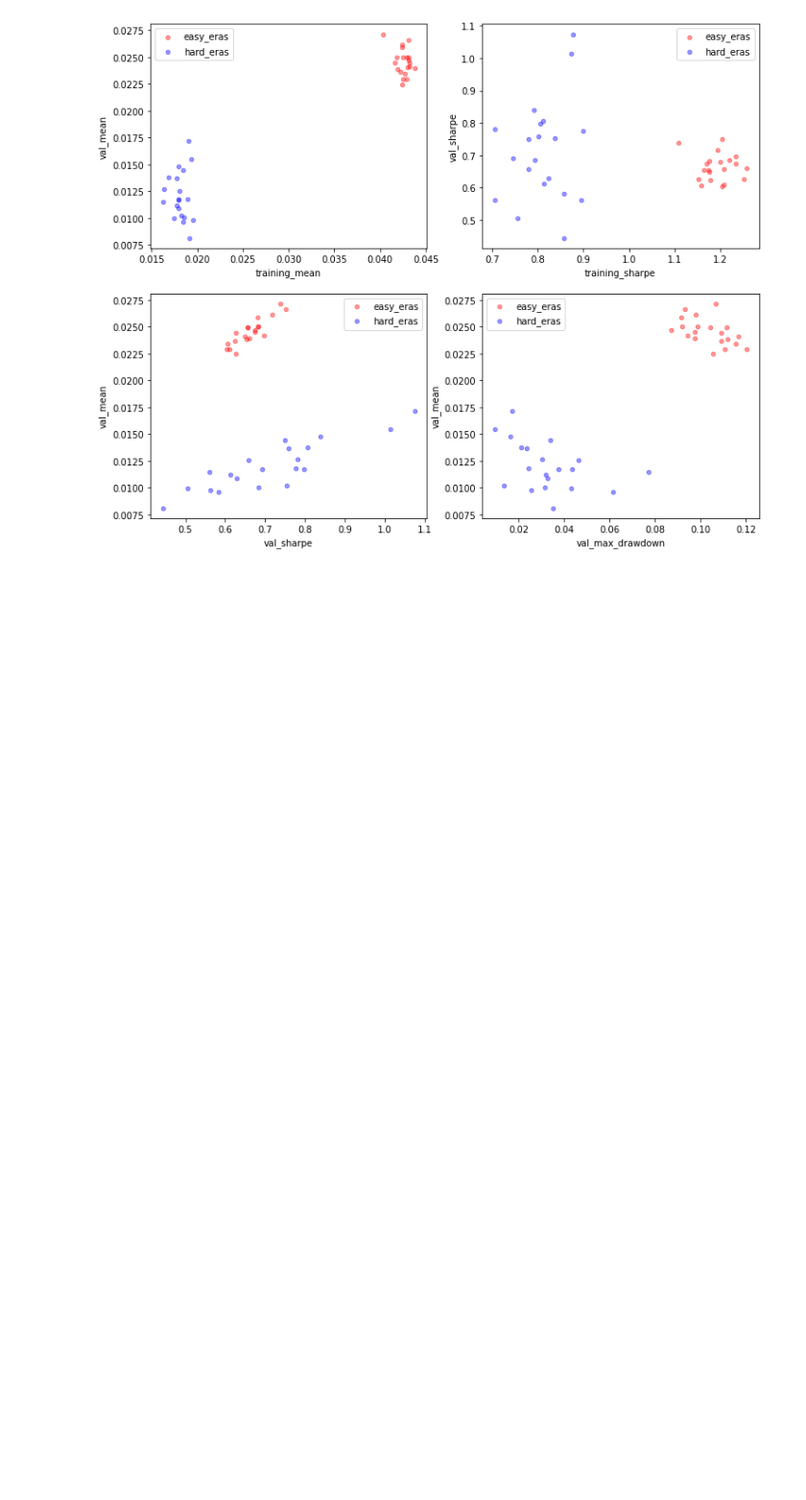
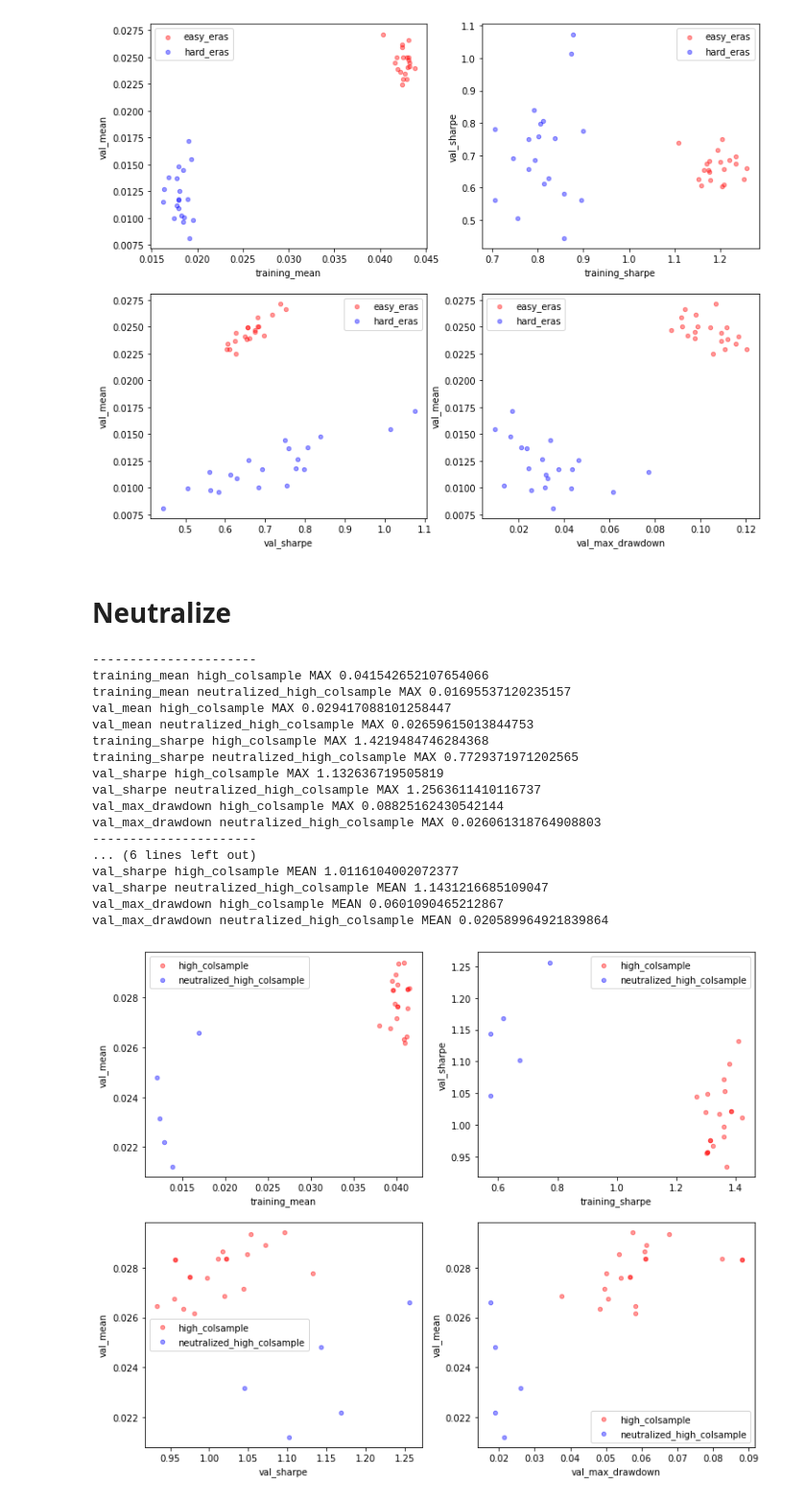
Before and after one commit to pplonski/numerai_metric_research, a Jupyter notebook: Risk_Metric_Research_v2.ipynb, the cells around one changed output. Shown: that part at 96% size. Drawn from its saved outputs; the diff is of its cells as text; code cells hidden in the pictures; blank space fills up the shorter version.

```diff
--- a/Risk_Metric_Research_v2.ipynb
+++ b/Risk_Metric_Research_v2.ipynb
@@ -352,8 +313,9 @@ for i in range(EXPT_SIZE):
         "experiment": "easy_eras",
         "training_preds": training_preds,
         "validation_preds": validation_preds,
+        "colsample_bytree": colsample_bytree
     }]
-    pickle.dump(predictions, open("backup_v2.pickle", "bw"))
+    pickle.dump(predictions, open("backup_v3.pickle", "bw"))
 # %% [output]
 easy_eras_0, max_depth=5, learning_rate=0.1, n_estimators=250, colsample_bytree=0.35702862470160046, eras count=60, features count=310
 easy_eras_1, max_depth=5, learning_rate=0.1, n_estimators=250, colsample_bytree=0.5014761949811667, eras count=60, features count=310
@@ -396,8 +358,9 @@ for i in range(EXPT_SIZE):
         "experiment": "hard_eras",
         "training_preds": training_preds,
         "validation_preds": validation_preds,
+        "colsample_bytree": colsample_bytree
     }]
-    pickle.dump(predictions, open("backup_v2.pickle", "bw"))
+    pickle.dump(predictions, open("backup_v3.pickle", "bw"))
 # %% [output]
 hard_eras_0, max_depth=5, learning_rate=0.1, n_estimators=250, colsample_bytree=0.35702862470160046, eras count=60, features count=310
 hard_eras_1, max_depth=5, learning_rate=0.1, n_estimators=250, colsample_bytree=0.5014761949811667, eras count=60, features count=310
@@ -484,3 +449,44 @@ val_sharpe hard_eras MEAN 0.7139226997735347
 val_max_drawdown easy_eras MEAN 0.10359782384463712
 val_max_drawdown hard_eras MEAN 0.03276454100566738
 [figure]
+# %% [markdown]
+# Neutralize
+# %%
+def neutralize(df, scores, by, proportion=1.0):
+    exposures = df[by].values
+    # constant column to make sure the series is completely neutral to exposures
+    exposures = np.hstack((exposures, np.array([np.mean(scores)] * len(exposures)).reshape(-1, 1)))
+    scores = scores - proportion * exposures.dot(np.linalg.pinv(exposures).dot(scores))
+    return scores / scores.std()
+# %%
+new_preds = []
+for preds in predictions[:5]:
+    new_preds += [{
+        "name": "neutralized_" + preds["name"],
+        "experiment": "neutralized_" + preds["experiment"],
+        "training_preds": neutralize(training_data, preds["training_preds"], feature_names),
+        "validation_preds": neutralize(validation_data, preds["validation_preds"], feature_names)
+    }]
+predictions += new_preds
+# %%
+metrics_df = compute_metrics(predictions)
+compare(metrics_df, ["high_colsample", "neutralized_high_colsample"])
+# %% [output]
+----------------------
+training_mean high_colsample MAX 0.041542652107654066
+training_mean neutralized_high_colsample MAX 0.01695537120235157
+val_mean high_colsample MAX 0.029417088101258447
+val_mean neutralized_high_colsample MAX 0.02659615013844753
+training_sharpe high_colsample MAX 1.4219484746284368
+training_sharpe neutralized_high_colsample MAX 0.7729371971202565
+val_sharpe high_colsample MAX 1.132636719505819
+val_sharpe neutralized_high_colsample MAX 1.2563611410116737
+val_max_drawdown high_colsample MAX 0.08825162430542144
+val_max_drawdown neutralized_high_colsample MAX 0.026061318764908803
+----------------------
+... (6 lines left out)
+val_sharpe high_colsample MEAN 1.0116104002072377
+val_sharpe neutralized_high_colsample MEAN 1.1431216685109047
+val_max_drawdown high_colsample MEAN 0.0601090465212867
+val_max_drawdown neutralized_high_colsample MEAN 0.020589964921839864
+[figure, added]
```
Also changed, not shown: parts of 5 cells of this notebook.
